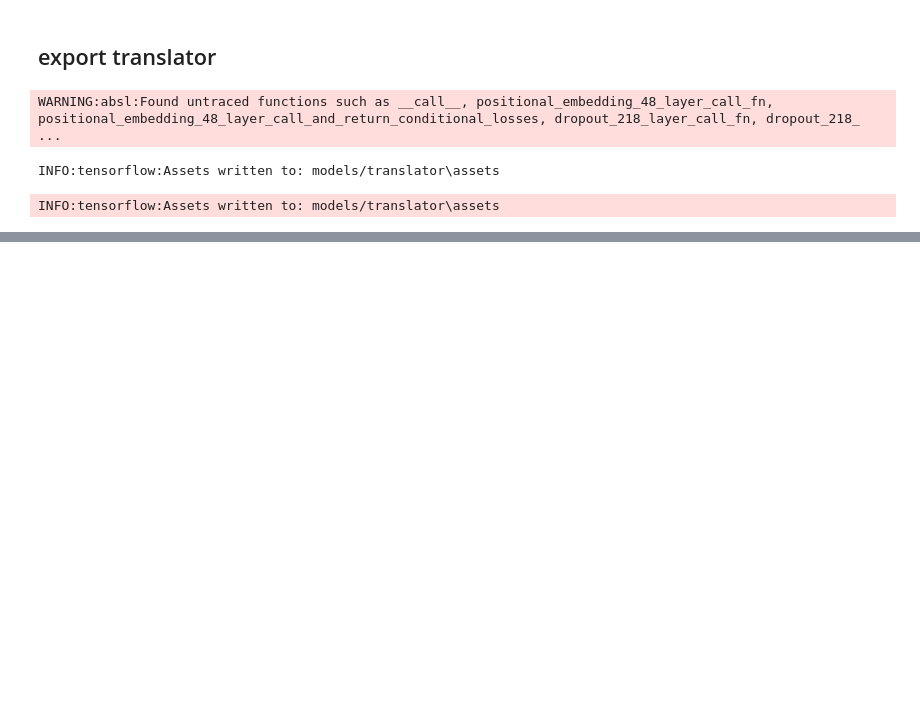
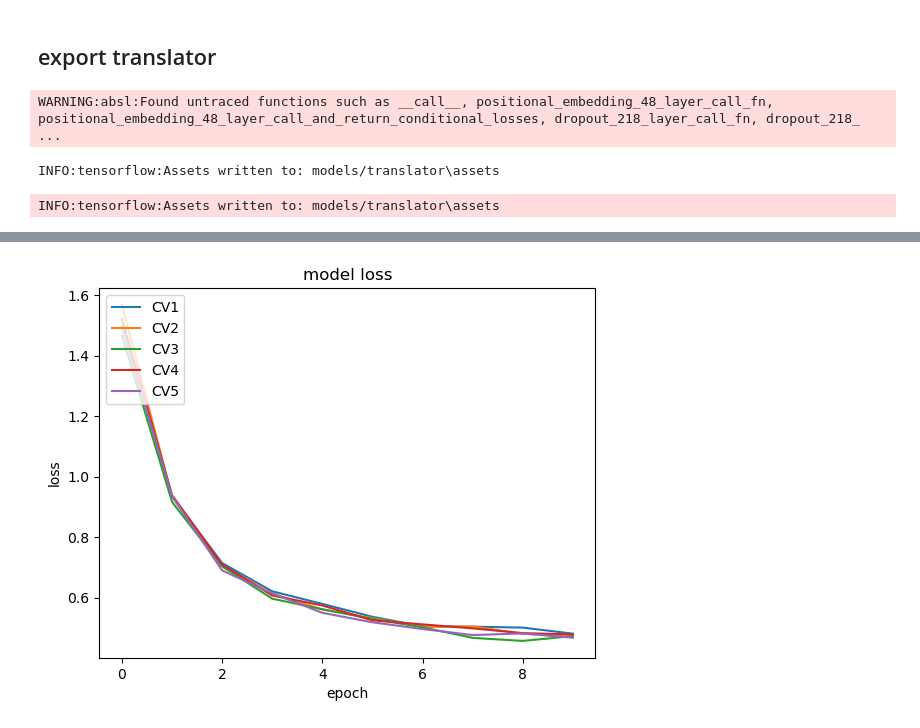
Before and after one commit to thisishcb/CDR2EPI, a Jupyter notebook: main.ipynb, the cells around one changed output, grey strips where cells are left out. Saved outputs shown, nothing was run; the diff lists cells and outputs as text; code cells hidden in the pictures; blank space fills up the shorter version.

Commit message:
update transformer

```diff
--- a/main.ipynb
+++ b/main.ipynb
@@ -143,6 +143,18 @@ ept_train_lb = tf.convert_to_tensor(ept_train_lb)
 tcr_test = tf.convert_to_tensor(tcr_test)
 ept_test = tf.convert_to_tensor(ept_test)
 ept_test_lb = tf.convert_to_tensor(ept_test_lb)
+# %%
+dbfile = dbfile[dbfile['antigen.epitope'].str.len()<=12]
+ept_db = load.ept_coding(dbfile['antigen.epitope'], tk_dict, 13,train=True)
+ept_db_lb = load.ept_coding(dbfile['antigen.epitope'], tk_dict, 13,label=True)
+tcra_db = load.positional_coding(dbfile["cdr3.alpha"], tk_dict, 32)
+tcrb_db = load.positional_coding(dbfile["cdr3.beta"], tk_dict, 32)
+tcr_db = np.concatenate((tcra_db,tcrb_db),axis=1)
+
+ept_db = tf.convert_to_tensor(ept_db)
+tcr_db = tf.convert_to_tensor(tcr_db)
+ept_db_lb = tf.convert_to_tensor(ept_db_lb)
+# tcrb_db = tf.convert_to_tensor(tcrb_db)
 # %% [markdown]
 # Model
 # %% [markdown]
@@ -435,0 +498,22 @@ INFO:tensorflow:Assets written to: models/translator\assets
+# %%
+transformers=[]
+histories=[]
+trainidx = []
+testidx = []
+# kfold = KFold(n_splits=5, shuffle=True)
+for train_index, test_index in KFold(5,shuffle=True).split(ept_db):
+    trainidx.append(train_index)
+    testidx.append(testidx)
+    tcr_train, tcr_test = tf.gather(tcr_db,indices=train_index), tf.gather(tcr_db,indices=test_index)
+    ept_lb_train, ept_lb_test = tf.gather(ept_db_lb,indices=train_index), tf.gather(ept_db_lb,indices=test_index)
+    ept_train, ept_test = tf.gather(ept_db,indices=train_index), tf.gather(ept_db,indices=test_index)
+    trainset = tf.data.Dataset.from_tensor_slices(((tcr_train,ept_train),ept_lb_train))
+    trainset = make_batches(trainset)
+    testset = tf.data.Dataset.from_tensor_slices(((tcr_test,ept_test),ept_lb_test))
+    testset = make_batches(testset)
+    subtransformer = new_models()
+    history = subtransformer.fit(trainset,
+                epochs=10,
+                validation_data=testset)
+    histories.append(history)
+    transformers.append(subtransformer)
@@ -435,0 +538,10 @@ INFO:tensorflow:Assets written to: models/translator\assets
+# %%
+for history in histories:
+    plt.plot(history.history['val_loss'])
+plt.title('model loss')
+plt.ylabel('loss')
+plt.xlabel('epoch')
+plt.legend(['CV%d'%(i+1) for i in range(5)], loc='upper left')
+plt.show()
+# %% [output]
+[figure, added]
```
Also changed, not shown: parts of 22 cells of this notebook, 2 other files.
